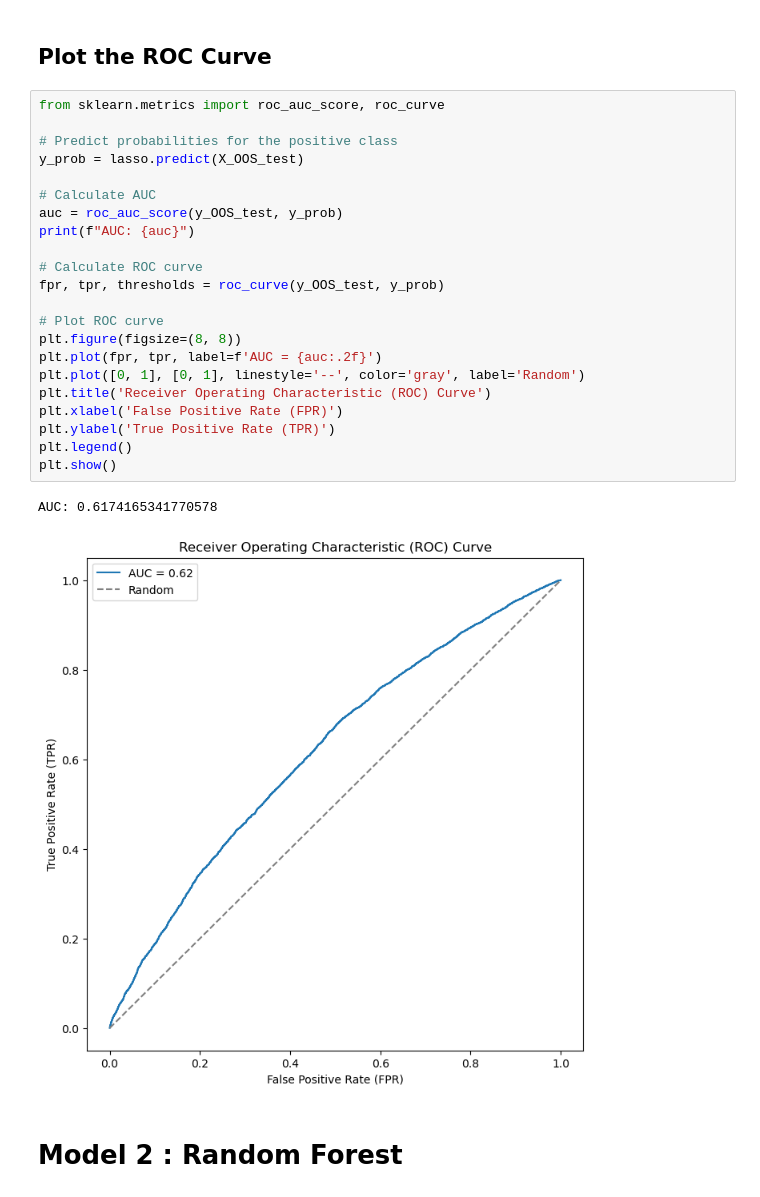
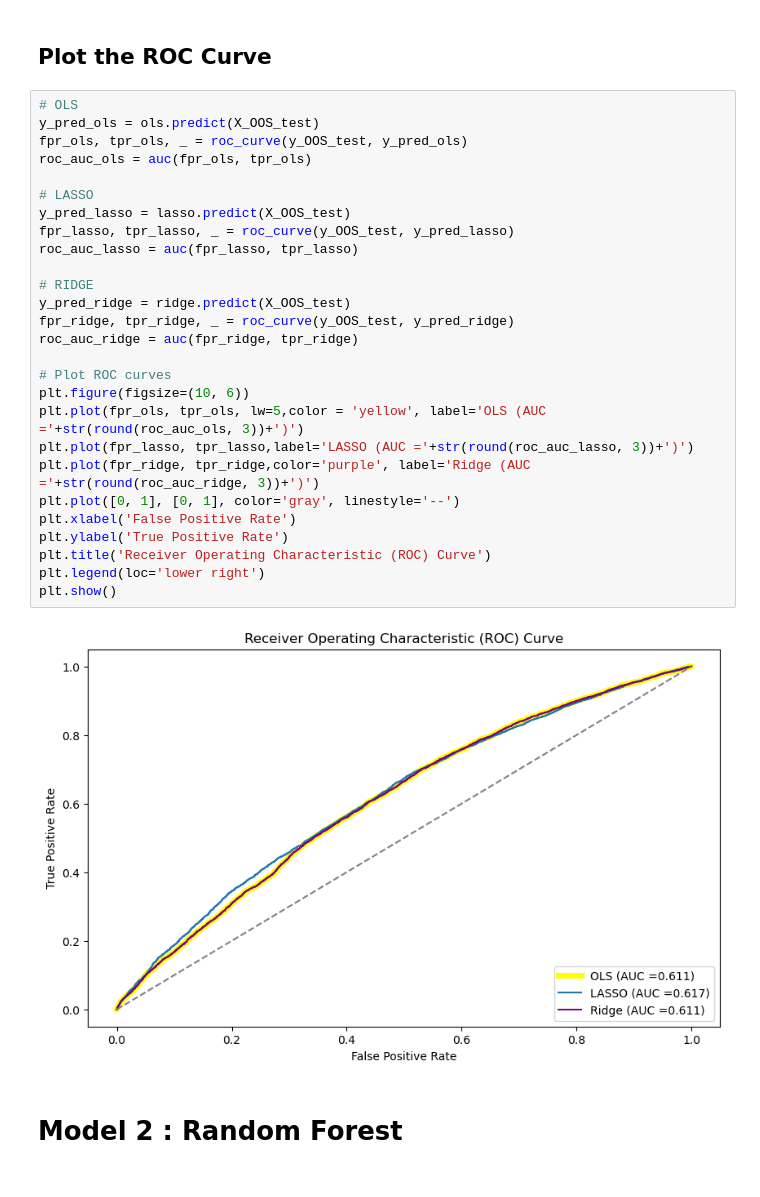
Before and after one commit to dr17549/Credit-Default-Prediction, a Jupyter notebook: Loan Default.ipynb, the cells around one changed output. Saved outputs shown, nothing was run; the diff lists cells and outputs as text.

```diff
--- a/Loan Default.ipynb
+++ b/Loan Default.ipynb
@@ -261,30 +266,34 @@ Ridge Model Precision :  0.24576844955991875
 # %% [markdown]
 ## Plot the ROC Curve
 # %%
-from sklearn.metrics import roc_auc_score, roc_curve
+# OLS
+y_pred_ols = ols.predict(X_OOS_test)
+fpr_ols, tpr_ols, _ = roc_curve(y_OOS_test, y_pred_ols)
+roc_auc_ols = auc(fpr_ols, tpr_ols)
 
-# Predict probabilities for the positive class
-y_prob = lasso.predict(X_OOS_test)
+# LASSO
+y_pred_lasso = lasso.predict(X_OOS_test)
+fpr_lasso, tpr_lasso, _ = roc_curve(y_OOS_test, y_pred_lasso)
+roc_auc_lasso = auc(fpr_lasso, tpr_lasso)
 
-# Calculate AUC
-auc = roc_auc_score(y_OOS_test, y_prob)
-print(f"AUC: {auc}")
+# RIDGE
+y_pred_ridge = ridge.predict(X_OOS_test)
+fpr_ridge, tpr_ridge, _ = roc_curve(y_OOS_test, y_pred_ridge)
+roc_auc_ridge = auc(fpr_ridge, tpr_ridge)
 
-# Calculate ROC curve
-fpr, tpr, thresholds = roc_curve(y_OOS_test, y_prob)
-
-# Plot ROC curve
-plt.figure(figsize=(8, 8))
-plt.plot(fpr, tpr, label=f'AUC = {auc:.2f}')
-plt.plot([0, 1], [0, 1], linestyle='--', color='gray', label='Random')
+# Plot ROC curves
+plt.figure(figsize=(10, 6))
+plt.plot(fpr_ols, tpr_ols, lw=5,color = 'yellow', label='OLS (AUC ='+str(round(roc_auc_ols, 3))+')')
+plt.plot(fpr_lasso, tpr_lasso,label='LASSO (AUC ='+str(round(roc_auc_lasso, 3))+')')
+plt.plot(fpr_ridge, tpr_ridge,color='purple', label='Ridge (AUC ='+str(round(roc_auc_ridge, 3))+')')
+plt.plot([0, 1], [0, 1], color='gray', linestyle='--')
+plt.xlabel('False Positive Rate')
+plt.ylabel('True Positive Rate')
 plt.title('Receiver Operating Characteristic (ROC) Curve')
-plt.xlabel('False Positive Rate (FPR)')
-plt.ylabel('True Positive Rate (TPR)')
-plt.legend()
+plt.legend(loc='lower right')
 plt.show()
 # %% [output]
-AUC: 0.6174165341770578
-[figure, old version]
+[figure, new version]
 # %% [markdown]
 # Model 2 : Random Forest
 # %%
```
Also changed, not shown: parts of 28 cells of this notebook.
